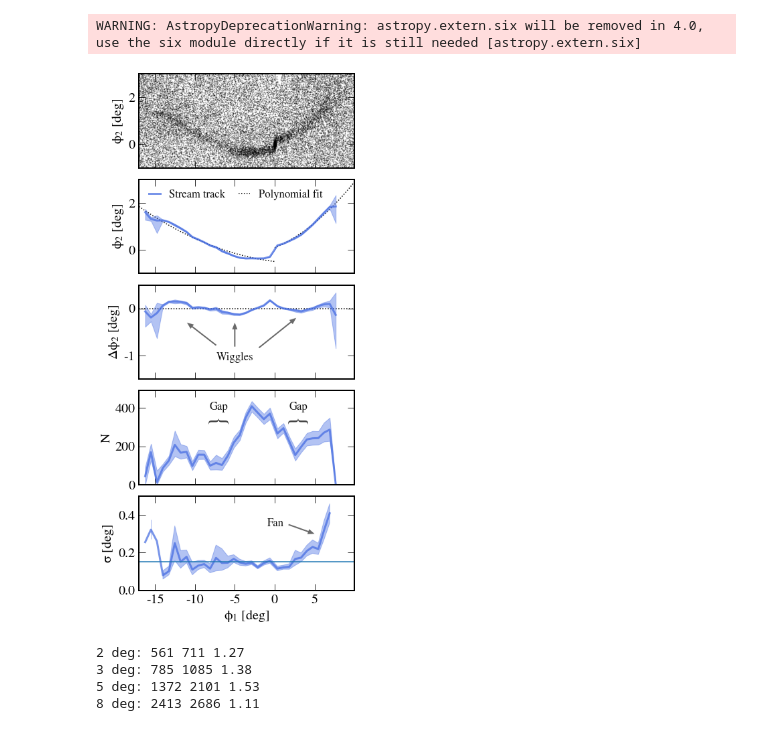
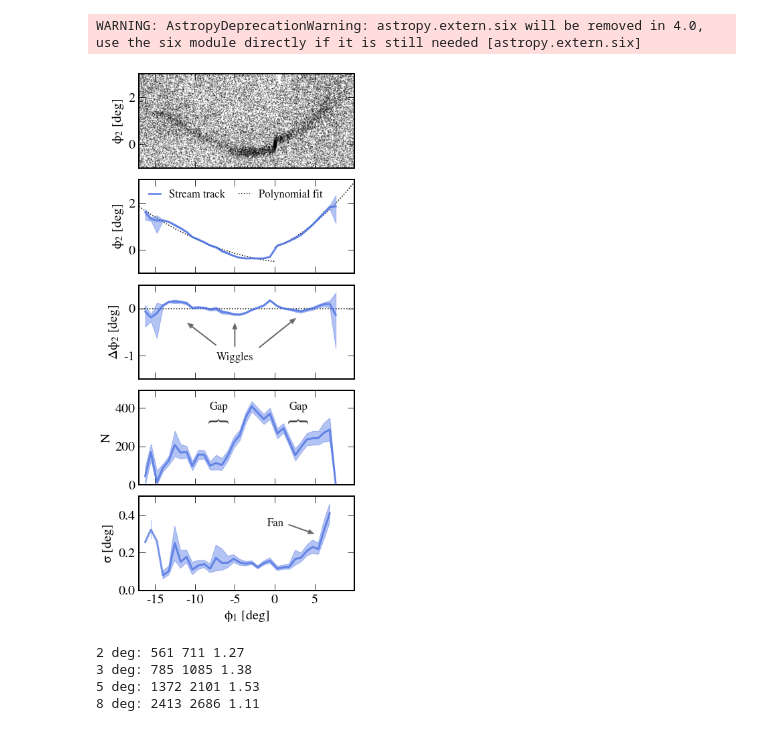
Before and after one commit to adrn/Pal5sBiggestFan, a Jupyter notebook: notebooks/fig_data_profile.ipynb, the cells around one changed output. Cells and saved outputs as stored; diff of their text form; code cells hidden in the pictures.

```diff
--- a/notebooks/fig_data_profile.ipynb
+++ b/notebooks/fig_data_profile.ipynb
@@ -89,36 +89,36 @@ plt.annotate('       ', (-11,-0.3), textpos, ha='center', fontsize='small',
 
 plt.sca(ax[3])
 plt.plot(t['phi1'], t['n'], '-', color='royalblue', lw=3, alpha=0.7)
 plt.fill_between(t['phi1'], t['n'] + t['n_ep'], t['n'] - t['n_em'], color='royalblue', alpha=0.4)
 
 plt.text(-7,390, 'Gap', ha='center', fontsize='small', color='#111111')
 plt.text(3,390, 'Gap', ha='center', fontsize='small', color='#111111')
 plt.annotate(r"$\}$", fontsize=34, rotation=90, xy=(-7,330), color='#444444', ha='center')
 plt.annotate(r"$\}$", fontsize=34, rotation=90, xy=(3,330), color='#444444', ha='center')
 plt.ylim(0,490)
 
 plt.sca(ax[4])
 plt.plot(t['phi1'], t['w'], '-', color='royalblue', lw=3, alpha=0.7)
 plt.fill_between(t['phi1'], t['w'] + t['w_ep'], t['w'] - t['w_em'], color='royalblue', alpha=0.4)
 plt.xlabel('$\phi_1$ [deg]')
 plt.gca().set_xticks([-15,-10,-5,0,5])
 plt.ylim(0,0.5)
 
 plt.text(0.1, 0.34, 'Fan', ha='center', fontsize='small', color='#111111',)
 plt.annotate('   ', (5,0.3), (0.1,0.38), ha='center', fontsize='small', color='#111111',
              bbox=dict(boxstyle='square, pad=0.8', fc='none', ec='none'),
              arrowprops=dict(color='#444444', width=2, alpha=0.8, headwidth=8, headlength=10, linewidth=0))
 
-plt.axhline(0.15)
+# plt.axhline(0.15)
 
 for i in range(5):
     plt.sca(ax[i])
     plt.ylabel(row_labels[i])
 
 plt.tight_layout(h_pad=0, w_pad=0.4)
-# plt.savefig('../paper/observed_profiles.pdf', dpi=200)
+plt.savefig('../paper/observed_profiles.pdf', dpi=200)
 # %% [output]
-[figure, old version]
+[figure, new version]
 # %%
 # total number of stars symmetrically around the cluster
 # only approximately same bin width, but this is just order of magnitude calculation anyway
```
Also changed, not shown: parts of 6 cells of this notebook.
